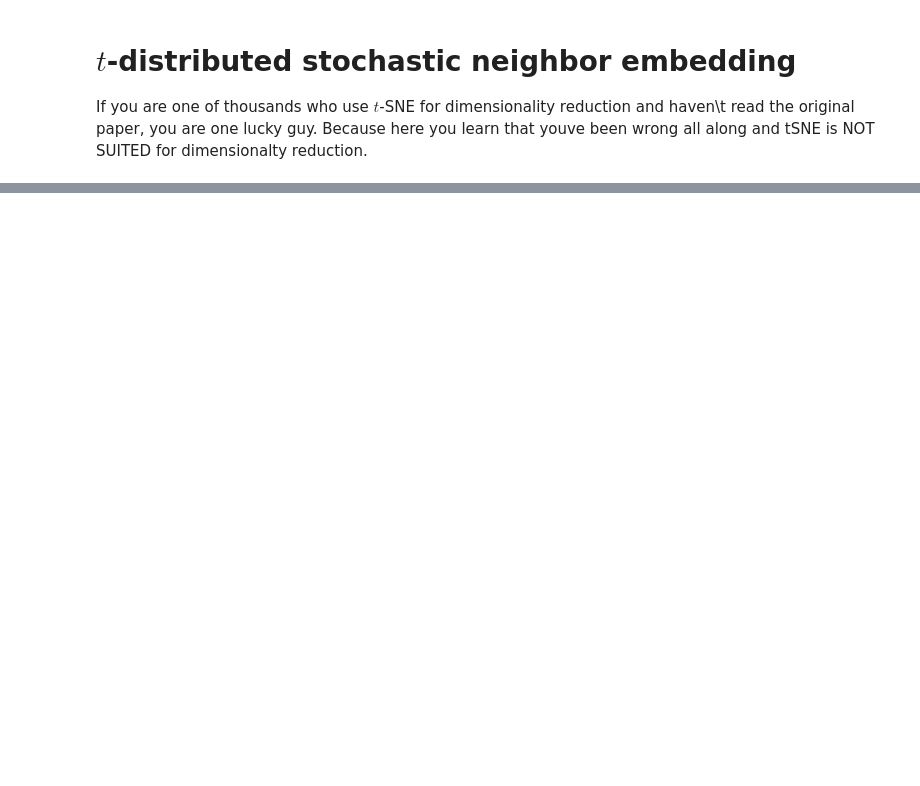
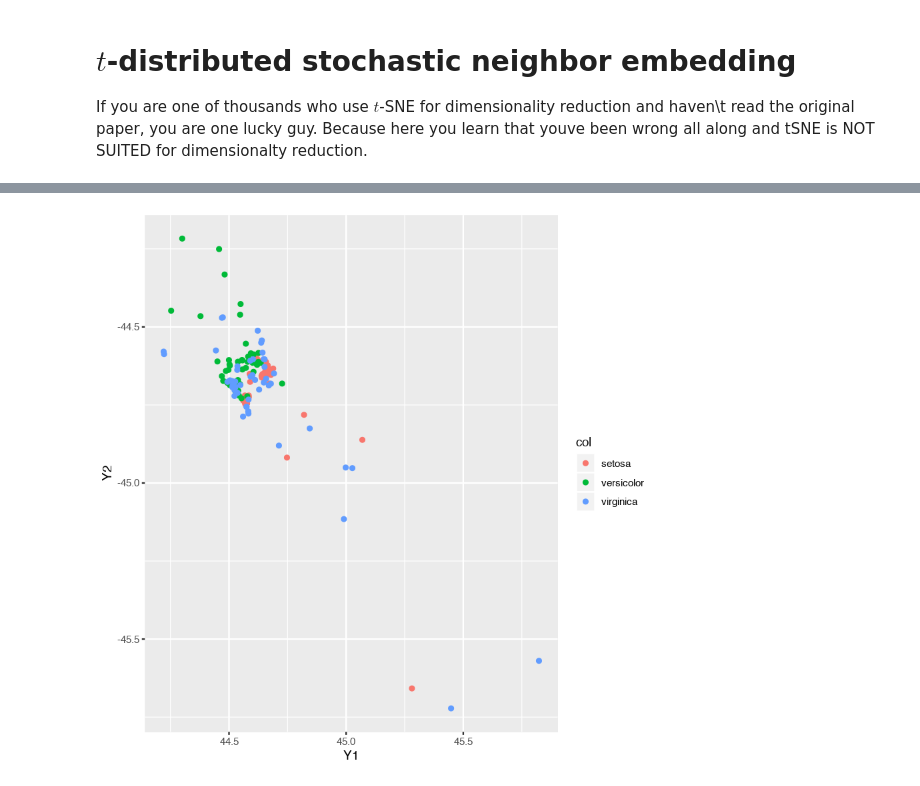
Before and after one commit to dirmeier/etudes, a Jupyter notebook: tsne.ipynb, the cells around one changed output, grey strips where cells are left out. Saved outputs shown, nothing was run; the diff lists cells and outputs as text; code cells hidden in the pictures; blank space fills up the shorter version.

```diff
--- a/tsne.ipynb
+++ b/tsne.ipynb
@@ -30,2 +30,29 @@ p <- (p_ij + t(p_ij)) / 2
+# %%
+p <- gaussians(K, rbf)
+p <- (p + t(p)) / (2 * nrow(X))
+# %%
+eta <- 5
+# %%
+gradient <- function(p, q, y)
+{
+    4 * do.call("rbind", lapply(seq(nrow(p)), function(i) {
+        pq <- p[i, ] - q[i, ]
+        yi <- y[i,] - y
+        t <- 1 + apply(yi, 1, function(i) sum(i**2))
+        apply(pq * yi / t, 2, sum)
+    }))
+}
 # %%
 y <- matrix(rnorm(nrow(X) * 2, 0, 10e-3), nrow(X))
+q <- students(X, rbf)
+for (t in seq(1000))
+{
+    q <- students(y, rbf)
+    y <- y + eta * gradient(p, q, y)
+}
+# %%
+data.frame(Y1=y[,1], Y2=y[,2], col=iris$Species) %>%
+    ggplot() +
+    geom_point(aes(Y1, Y2, col=col))
+# %% [output]
+[figure, added]
```
Also changed, not shown: parts of 8 cells of this notebook.
